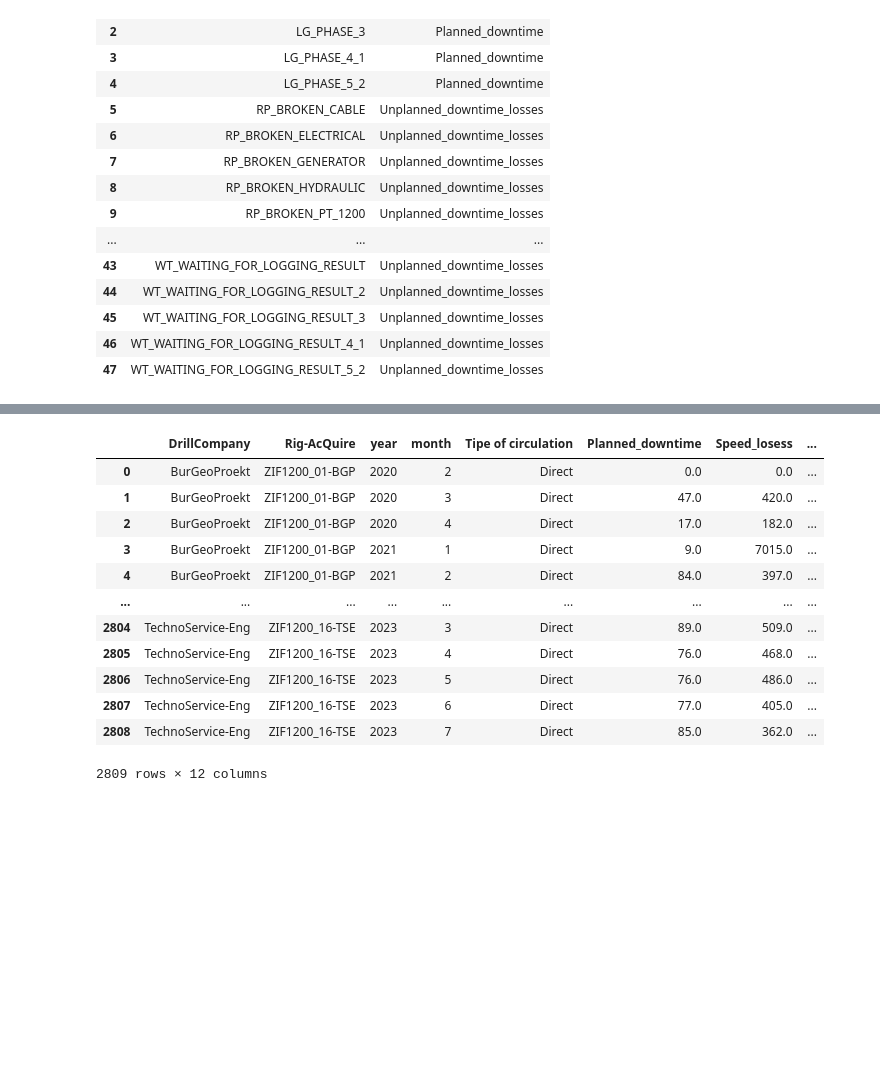
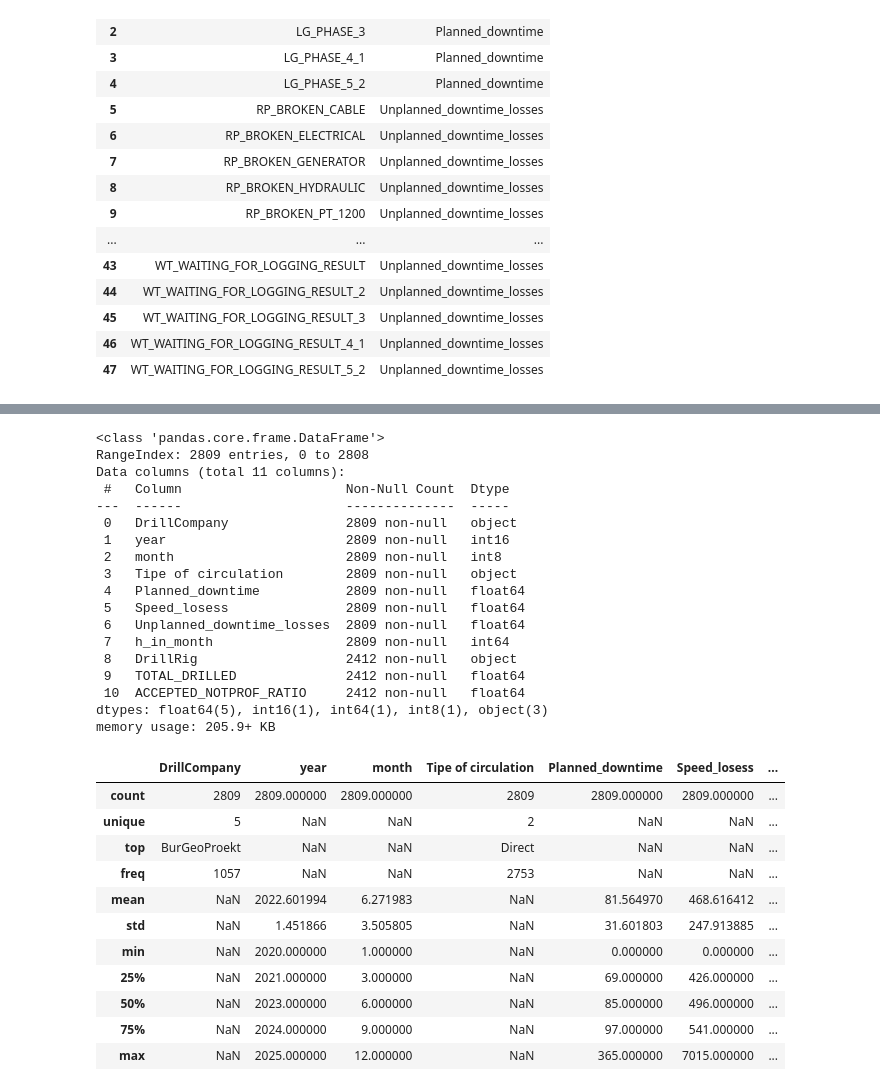
Before and after one commit to yevgeniy2504/Company, a Jupyter notebook: Scripts/OEE rigs.ipynb, the cells around one changed output, grey strips where cells are left out. Drawn from its saved outputs; the diff is of its cells as text; code cells hidden in the pictures; blank space fills up the shorter version.

```diff
--- a/Scripts/OEE rigs.ipynb
+++ b/Scripts/OEE rigs.ipynb
@@ -409,21 +458,58 @@ total_merged_df = pd.merge(
     pivot_meters,
     left_on=['Rig-AcQuire', 'year', 'month'],
     right_on=['DrillRig', 'year', 'month'],
-    how='left'  # можно 'left', если хочешь все строки из pivot_df
+    how='left'
 )
 
-total_merged_df
+total_merged_df.drop(columns='Rig-AcQuire', inplace=True)
+
+total_merged_df.info()
 # %% [output]
-|  | DrillCompany | Rig-AcQuire | year | month | Tipe of circulation | Planned_downtime | Speed_losess | ... |
-| 0 | BurGeoProekt | ZIF1200_01-BGP | 2020 | 2 | Direct | 0.0 | 0.0 | ... |
-| 1 | BurGeoProekt | ZIF1200_01-BGP | 2020 | 3 | Direct | 47.0 | 420.0 | ... |
-| 2 | BurGeoProekt | ZIF1200_01-BGP | 2020 | 4 | Direct | 17.0 | 182.0 | ... |
-| 3 | BurGeoProekt | ZIF1200_01-BGP | 2021 | 1 | Direct | 9.0 | 7015.0 | ... |
-| 4 | BurGeoProekt | ZIF1200_01-BGP | 2021 | 2 | Direct | 84.0 | 397.0 | ... |
-| ... | ... | ... | ... | ... | ... | ... | ... | ... |
-| 2804 | TechnoService-Eng | ZIF1200_16-TSE | 2023 | 3 | Direct | 89.0 | 509.0 | ... |
-| 2805 | TechnoService-Eng | ZIF1200_16-TSE | 2023 | 4 | Direct | 76.0 | 468.0 | ... |
-| 2806 | TechnoService-Eng | ZIF1200_16-TSE | 2023 | 5 | Direct | 76.0 | 486.0 | ... |
-| 2807 | TechnoService-Eng | ZIF1200_16-TSE | 2023 | 6 | Direct | 77.0 | 405.0 | ... |
-| 2808 | TechnoService-Eng | ZIF1200_16-TSE | 2023 | 7 | Direct | 85.0 | 362.0 | ... |
-2809 rows × 12 columns
+<class 'pandas.core.frame.DataFrame'>
+RangeIndex: 2809 entries, 0 to 2808
+Data columns (total 11 columns):
+ #   Column                     Non-Null Count  Dtype
+---  ------                     --------------  -----
+ 0   DrillCompany               2809 non-null   object
+ 1   year                       2809 non-null   int16
+ 2   month                      2809 non-null   int8
+ 3   Tipe of circulation        2809 non-null   object
+ 4   Planned_downtime           2809 non-null   float64
+ 5   Speed_losess               2809 non-null   float64
+ 6   Unplanned_downtime_losses  2809 non-null   float64
+ 7   h_in_month                 2809 non-null   int64
+ 8   DrillRig                   2412 non-null   object
+ 9   TOTAL_DRILLED              2412 non-null   float64
+ 10  ACCEPTED_NOTPROF_RATIO     2412 non-null   float64
+dtypes: float64(5), int16(1), int64(1), int8(1), object(3)
+memory usage: 205.9+ KB
+# %%
+total_merged_df['Planned_production_time'] = total_merged_df['h_in_month'] - total_merged_df['Planned_downtime']
+
+total_merged_df['Planned_factor'] = total_merged_df['Planned_production_time'] / total_merged_df['h_in_month']
+
+# 1. Planned Production Time (PPT) с ограничением снизу
+total_merged_df['Planned_production_time'] = (
+    total_merged_df['h_in_month'] - total_merged_df['Planned_downtime']
+).clip(lower=0)
+
+# 2. Planned Factor (в долях или в %)
+total_merged_df['Planned_factor'] = (
+    total_merged_df['Planned_production_time'] / total_merged_df['h_in_month']
+).clip(lower=0)
+
+
+total_merged_df.describe(include="all")
+# %% [output]
+|  | DrillCompany | year | month | Tipe of circulation | Planned_downtime | Speed_losess | ... |
+| count | 2809 | 2809.000000 | 2809.000000 | 2809 | 2809.000000 | 2809.000000 | ... |
+| unique | 5 | NaN | NaN | 2 | NaN | NaN | ... |
+| top | BurGeoProekt | NaN | NaN | Direct | NaN | NaN | ... |
+| freq | 1057 | NaN | NaN | 2753 | NaN | NaN | ... |
+| mean | NaN | 2022.601994 | 6.271983 | NaN | 81.564970 | 468.616412 | ... |
+| std | NaN | 1.451866 | 3.505805 | NaN | 31.601803 | 247.913885 | ... |
+| min | NaN | 2020.000000 | 1.000000 | NaN | 0.000000 | 0.000000 | ... |
+| 25% | NaN | 2021.000000 | 3.000000 | NaN | 69.000000 | 426.000000 | ... |
+| 50% | NaN | 2023.000000 | 6.000000 | NaN | 85.000000 | 496.000000 | ... |
+| 75% | NaN | 2024.000000 | 9.000000 | NaN | 97.000000 | 541.000000 | ... |
+| max | NaN | 2025.000000 | 12.000000 | NaN | 365.000000 | 7015.000000 | ... |
```
Also changed, not shown: parts of 11 cells of this notebook.
